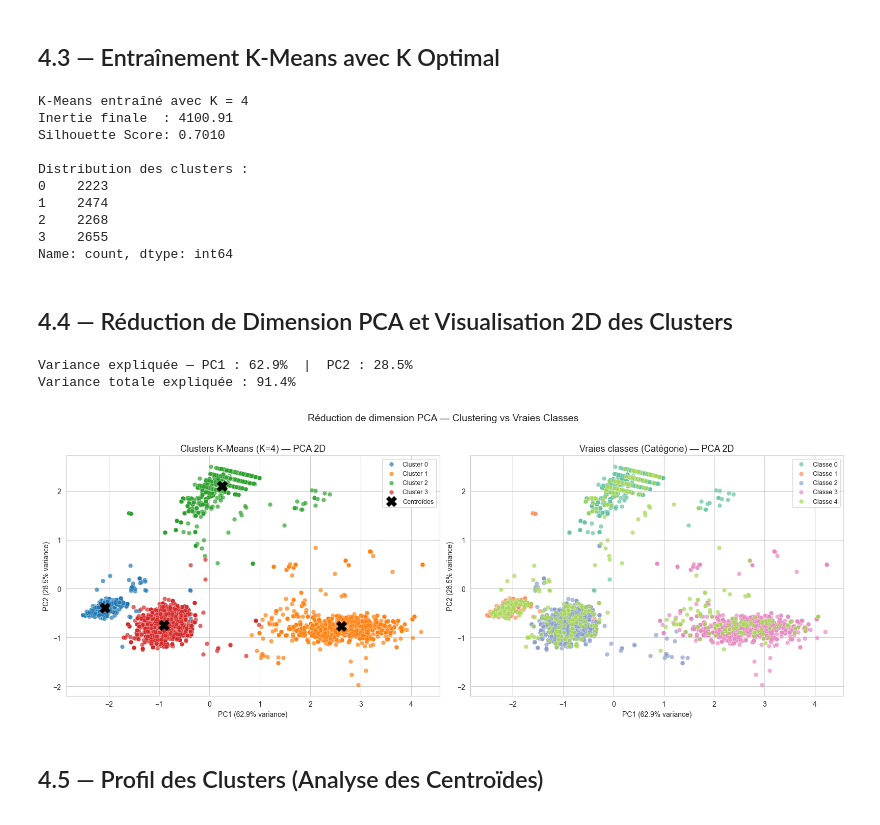
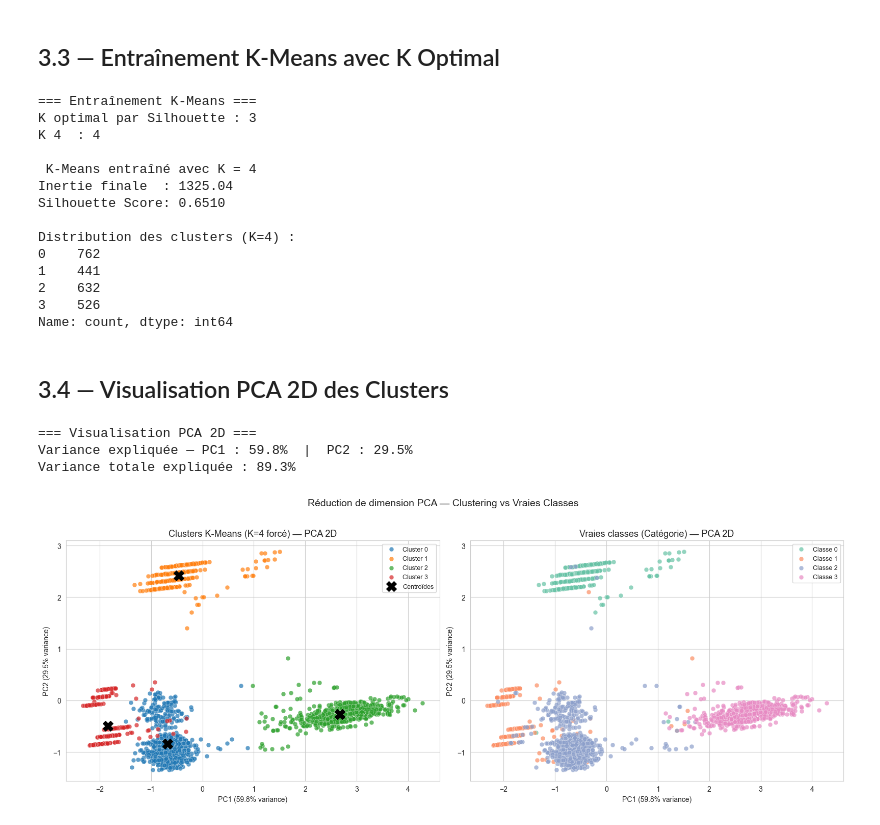
Before and after one commit to baccarifarah/eco-smart-classifier, a Jupyter notebook: src/clustering/clustering.ipynb, the cells around one changed output. Saved outputs shown, nothing was run; the diff lists cells and outputs as text; code cells hidden in the pictures.

Commit message:
Ajout de mon travail clustering

```diff
--- a/src/clustering/clustering.ipynb
+++ b/src/clustering/clustering.ipynb
@@ -8,6 +35,10 @@
 # %%
+# ========== 3.1 PRÉPARATION DES DONNÉES POUR CLUSTERING ==========
+print("=== Préparation des données pour le clustering ===")
+
 # On ignore les labels — toutes les features numériques uniquement
-features_cluster = num_cols  # ['Poids', 'Volume', 'Conductivite', 'Opacite', 'Rigidite', 'Prix_Revente']
+# Exclure Prix_Revente qui est trop corrélé avec Conductivite (0.90)
+features_cluster = ['Poids', 'Volume', 'Conductivite', 'Opacite', 'Rigidite']
 
 X_cluster = df_clean[features_cluster].copy()
 
@@ -17,5 +48,5 @@ X_clust_scaled = scaler_clust.fit_transform(X_cluster)
 
 print(f"Matrice pour clustering : {X_clust_scaled.shape}")
 print(f"Features utilisées : {features_cluster}")
-print("\nLabels IGNORÉS (analyse purement non-supervisée).")
+print("\n Labels IGNORÉS (analyse purement non-supervisée)")
 # %% [output]
@@ -83,8 +117,19 @@ k=10  →  Inertie =    2313.36  |  Silhouette = 0.4031
 # %% [markdown]
-## 4.3 — Entraînement K-Means avec K Optimal
+## 3.3 — Entraînement K-Means avec K Optimal
 # %%
-OPTIMAL_K = best_k_sil  # peut être surchargé manuellement si nécessaire
+# ========== 3.3 ENTRAÎNEMENT K-MEANS ==========
+print("\n=== Entraînement K-Means ===")
 
+# Option 1 : Utiliser le K optimal trouvé
+OPTIMAL_K_SIL = best_k_sil
+
+# Option 2 : K=4 c
+OPTIMAL_K = 4
+
+print(f"K optimal par Silhouette : {OPTIMAL_K_SIL}")
+print(f"K 4  : {OPTIMAL_K}")
+
+# Entraînement avec K=4
 kmeans_final = KMeans(
     n_clusters=OPTIMAL_K,
     init='k-means++',
@@ -94,28 +139,35 @@ kmeans_final = KMeans(
 kmeans_final.fit(X_clust_scaled)
 cluster_labels = kmeans_final.labels_
 
-print(f"K-Means entraîné avec K = {OPTIMAL_K}")
+print(f"\n K-Means entraîné avec K = {OPTIMAL_K}")
 print(f"Inertie finale  : {kmeans_final.inertia_:.2f}")
 print(f"Silhouette Score: {silhouette_score(X_clust_scaled, cluster_labels):.4f}")
 
 # Distribution des clusters
 cluster_dist = pd.Series(cluster_labels).value_counts().sort_index()
-print(f"\nDistribution des clusters :")
+print(f"\nDistribution des clusters (K={OPTIMAL_K}) :")
 print(cluster_dist)
 # %% [output]
-K-Means entraîné avec K = 4
-Inertie finale  : 4100.91
-Silhouette Score: 0.7010
+=== Entraînement K-Means ===
+K optimal par Silhouette : 3
+K 4  : 4
 
-Distribution des clusters :
-0    2223
-1    2474
-2    2268
-3    2655
+ K-Means entraîné avec K = 4
+Inertie finale  : 1325.04
+Silhouette Score: 0.6510
+
+Distribution des clusters (K=4) :
+0    762
+1    441
+2    632
+3    526
 Name: count, dtype: int64
 # %% [markdown]
-## 4.4 — Réduction de Dimension PCA et Visualisation 2D des Clusters
+## 3.4 — Visualisation PCA 2D des Clusters
 # %%
+# ========== 3.4 VISUALISATION PCA 2D ==========
+print("\n=== Visualisation PCA 2D ===")
+
 pca = PCA(n_components=2, random_state=42)
 X_pca = pca.fit_transform(X_clust_scaled)
 
@@ -125,16 +177,16 @@ print(f"Variance totale expliquée : {sum(var_exp)*100:.1f}%")
 
 # DataFrame pour visualisation
 pca_df = pd.DataFrame({
-    'PC1'    : X_pca[:, 0],
-    'PC2'    : X_pca[:, 1],
+    'PC1': X_pca[:, 0],
+    'PC2': X_pca[:, 1],
     'Cluster': cluster_labels,
-    'Vrai_Label': df_clean['Categorie'].values  # comparaison visuelle (non utilisé pour le clustering)
+    'Vrai_Label': df_clean['Categorie'].values  # comparaison visuelle
 })
 
-# ── Figure principale : Clusters K-Means ─────────────────────────────────────
+# Figure principale
 fig, axes = plt.subplots(1, 2, figsize=(16, 6))
 
-# Plot 1 : Clusters K-Means
+# Plot 1 : Clusters K-Means (K=4 forcé)
 palette_clusters = sns.color_palette('tab10', OPTIMAL_K)
 for k in range(OPTIMAL_K):
     mask = pca_df['Cluster'] == k
@@ -155,37 +207,36 @@ axes[0].scatter(
     centroids_pca[:, 0], centroids_pca[:, 1],
     marker='X', s=200, c='black', zorder=5, label='Centroïdes'
 )
-axes[0].set_title(f'Clusters K-Means (K={OPTIMAL_K}) — PCA 2D', fontsize=13)
+axes[0].set_title(f'Clusters K-Means (K={OPTIMAL_K} forcé) — PCA 2D', fontsize=13)
 axes[0].set_xlabel(f'PC1 ({var_exp[0]*100:.1f}% variance)')
 axes[0].set_ylabel(f'PC2 ({var_exp[1]*100:.1f}% variance)')
 axes[0].legend(loc='best', fontsize=9)
 
-# Plot 2 : Vraies étiquettes (pour comparaison)
+# Plot 2 : Vraies étiquettes (Catégorie)
 n_classes = pca_df['Vrai_Label'].nunique()
 palette_labels = sns.color_palette('Set2', n_classes)
 for c, color in zip(sorted(pca_df['Vrai_Label'].unique()), palette_labels):
     mask = pca_df['Vrai_Label'] == c
     axes[1].scatter(
         pca_df.loc[mask, 'PC1'],
         pca_df.loc[mask, 'PC2'],
         c=[color],
         label=f'Classe {c}',
         alpha=0.7,
         s=40,
         edgecolors='white',
         linewidths=0.3
     )
 axes[1].set_title('Vraies classes (Catégorie) — PCA 2D', fontsize=13)
 axes[1].set_xlabel(f'PC1 ({var_exp[0]*100:.1f}% variance)')
 axes[1].set_ylabel(f'PC2 ({var_exp[1]*100:.1f}% variance)')
 axes[1].legend(loc='best', fontsize=9)
 
 plt.suptitle('Réduction de dimension PCA — Clustering vs Vraies Classes', fontsize=14, y=1.02)
 plt.tight_layout()
 plt.show()
 # %% [output]
-Variance expliquée — PC1 : 62.9%  |  PC2 : 28.5%
-Variance totale expliquée : 91.4%
+=== Visualisation PCA 2D ===
+Variance expliquée — PC1 : 59.8%  |  PC2 : 29.5%
+Variance totale expliquée : 89.3%
-[figure, old version]
+[figure, new version]
-# %% [markdown]
-## 4.5 — Profil des Clusters (Analyse des Centroïdes)
```
Also changed, not shown: parts of 14 cells of this notebook.
